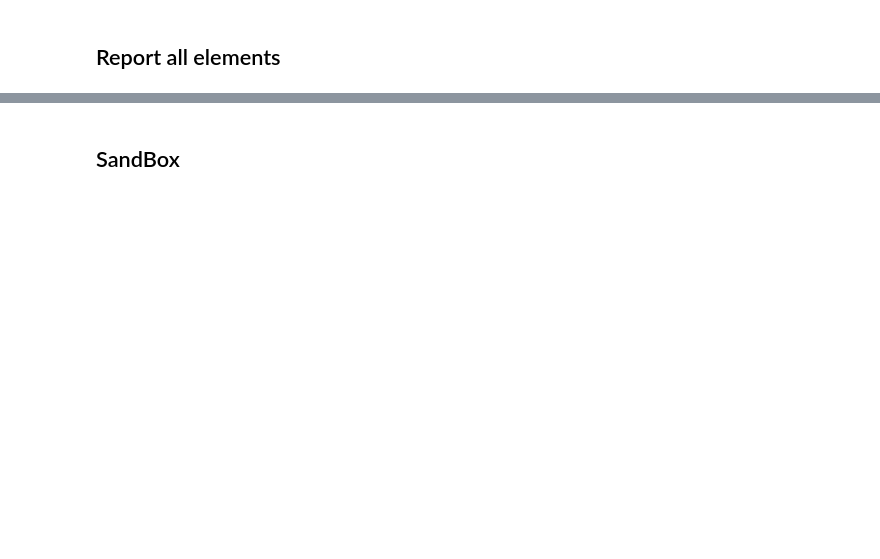
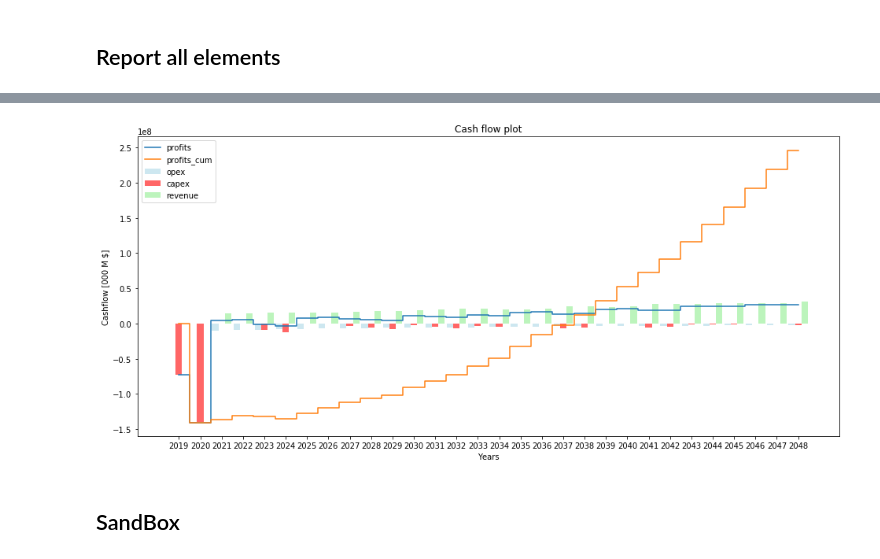
Before and after one commit to TUDelft-CITG/OpenTISim, a Jupyter notebook: notebooks/Example 01 - Basic example of terminal development.ipynb, the cells around one changed output, grey strips where cells are left out. Cells and saved outputs as stored; diff of their text form; code cells hidden in the pictures; blank space fills up the shorter version.

```diff
--- a/notebooks/Example 01 - Basic example of terminal development.ipynb
+++ b/notebooks/Example 01 - Basic example of terminal development.ipynb
@@ -114,3 +91,7 @@ Terminal.cashflow_plot()
+# %%
+Terminal.cashflow_plot(cash_flows_WACC_nominal)
+# %% [output]
+[figure, added]
 # %% [markdown]
 ## SandBox
 # %%
```
Also changed, not shown: parts of 12 cells of this notebook, 2 other files.
